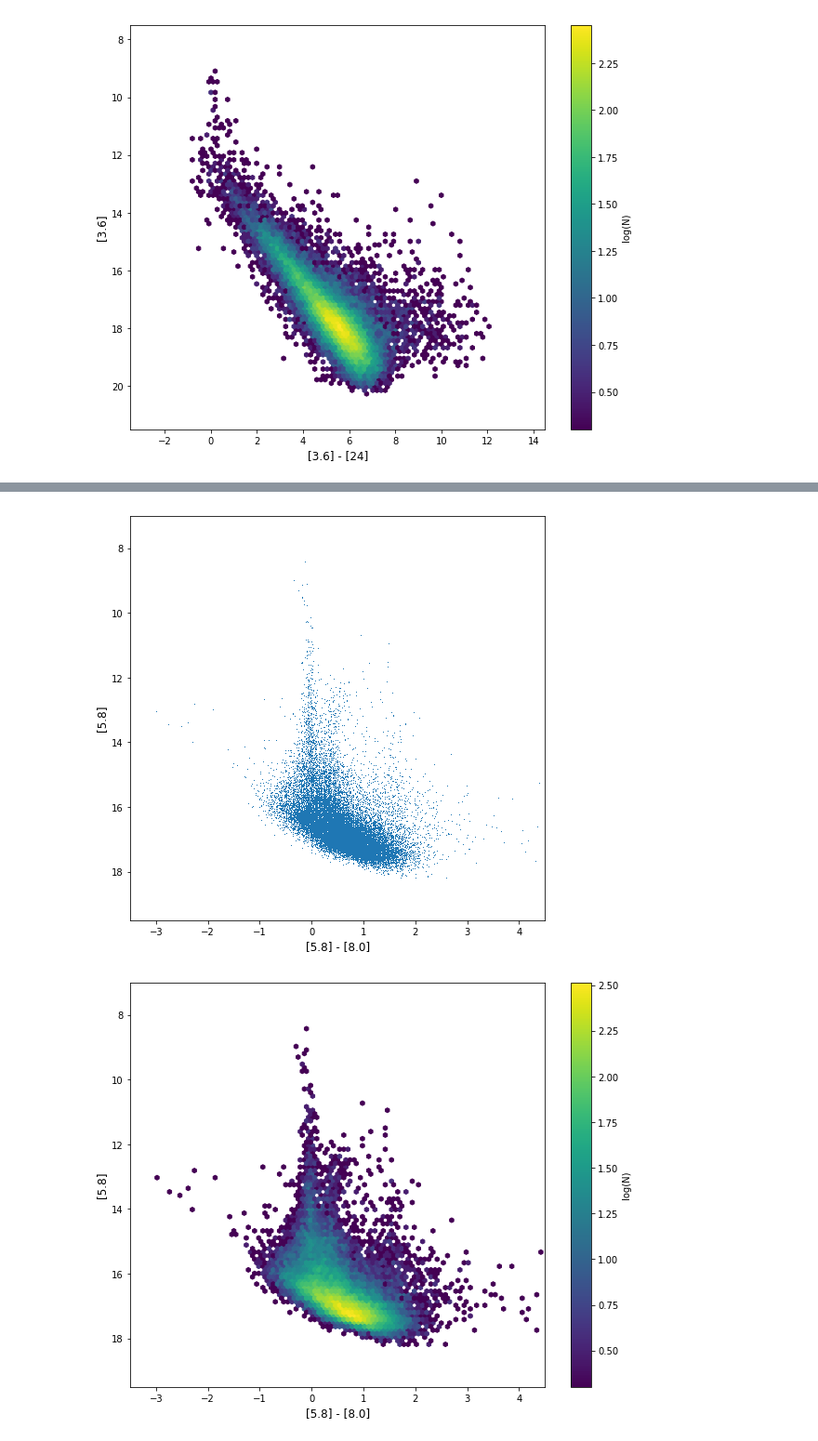
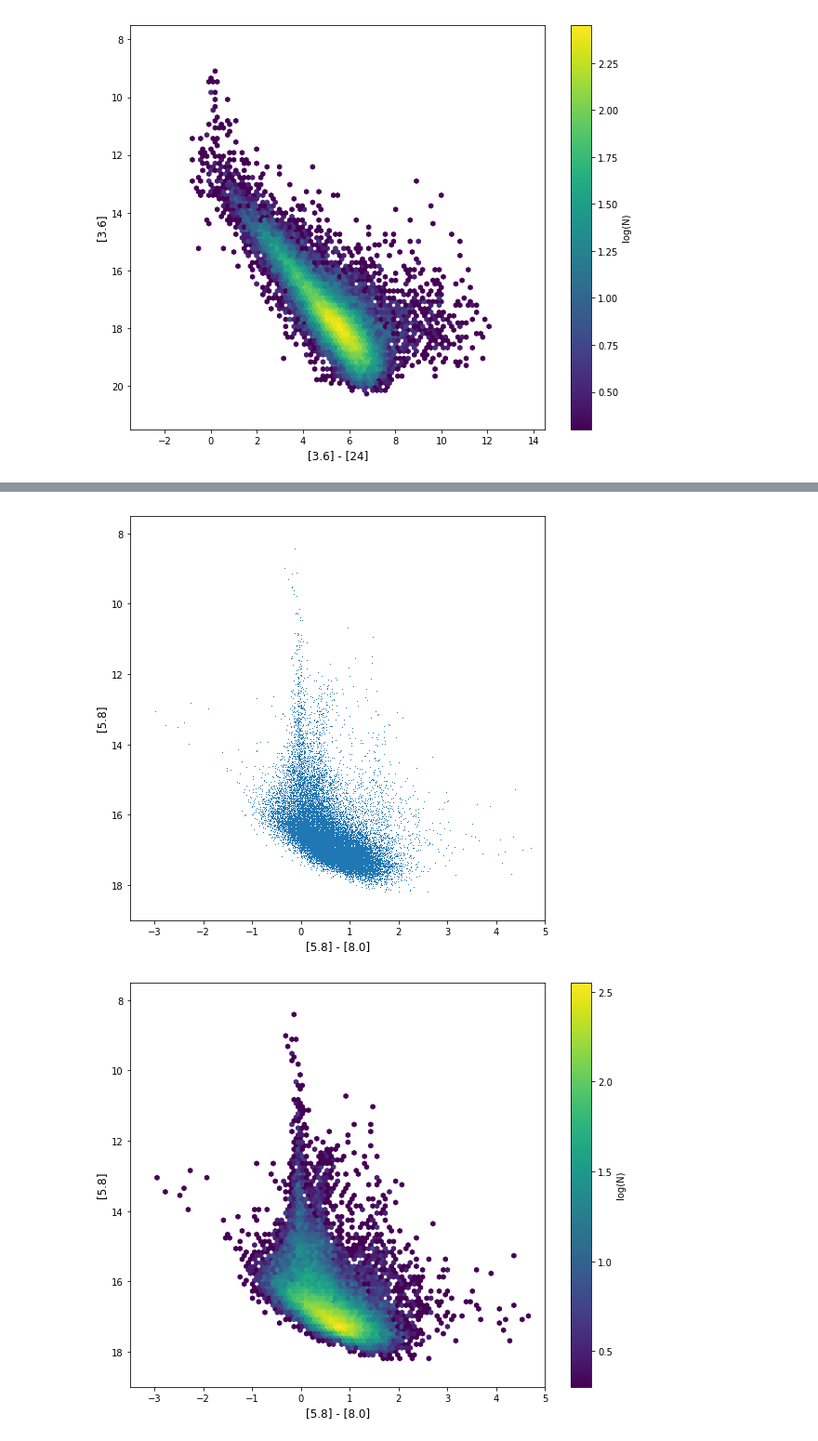
Before and after one commit to alechirschauer/SASP, a Jupyter notebook: CMD_10May2018.ipynb, the cells around one changed output, grey strips where cells are left out. Shown at 93% size. Cells and saved outputs as stored; diff of their text form; code cells hidden in the pictures.

```diff
--- a/CMD_10May2018.ipynb
+++ b/CMD_10May2018.ipynb
@@ -229,24 +229,24 @@ cb = plt.colorbar(im1, label='log(N)')
 # %%
 # [5.8] vs. [5.8]-[8.0]
 #
 plt.figure(figsize=(8,8))
 plt.plot(filter_phot_data.fiveeightMINUSeightzero,filter_phot_data.k58mag,',')
-plt.ylim(19.5, 7.0)
-plt.xlim(-3.5, 4.5)
+plt.xlim(-3.5, 5.0)
+plt.ylim(19.0, 7.5)
+plt.xlabel('[5.8] - [8.0]', size=12)
 plt.ylabel('[5.8]', size=12)
-plt.xlabel('[5.8] - [8.0]', size=12)
 #
 fig, ax1 = plt.subplots(1, 1, figsize=(10, 8))
-plt.ylim(19.5, 7.0)
-plt.xlim(-3.5, 4.5)
+plt.xlim(-3.5, 5.0)
+plt.ylim(19.0, 7.5)
 im1 = ax1.hexbin(filter_phot_data.fiveeightMINUSeightzero, filter_phot_data.k58mag, bins='log', cmap=plt.cm.viridis,
-               mincnt=1, extent=(-3.5, 4.5, 19.5, 7.0))
+               mincnt=1, extent=(-3.5, 5.0, 19.0, 7.5))
 ax1.set_xlabel('[5.8] - [8.0]', size=12)
 ax1.set_ylabel('[5.8]', size=12)
 cb = plt.colorbar(im1, label='log(N)')
 # %% [output]
-[figure, old version]
+[figure, new version]
-[figure, old version]
+[figure, new version]
 # %%
 # [5.8] vs. [5.8]-[24]
 #
```
Also changed, not shown: parts of 16 cells of this notebook.
